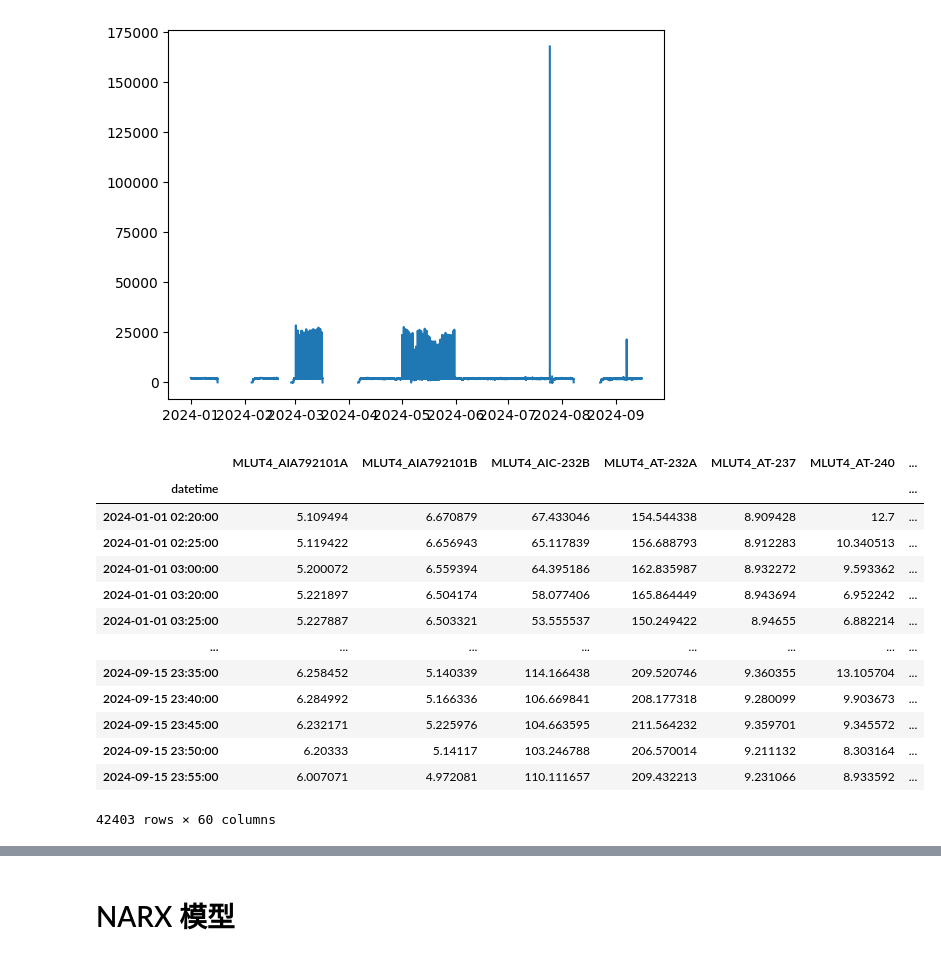
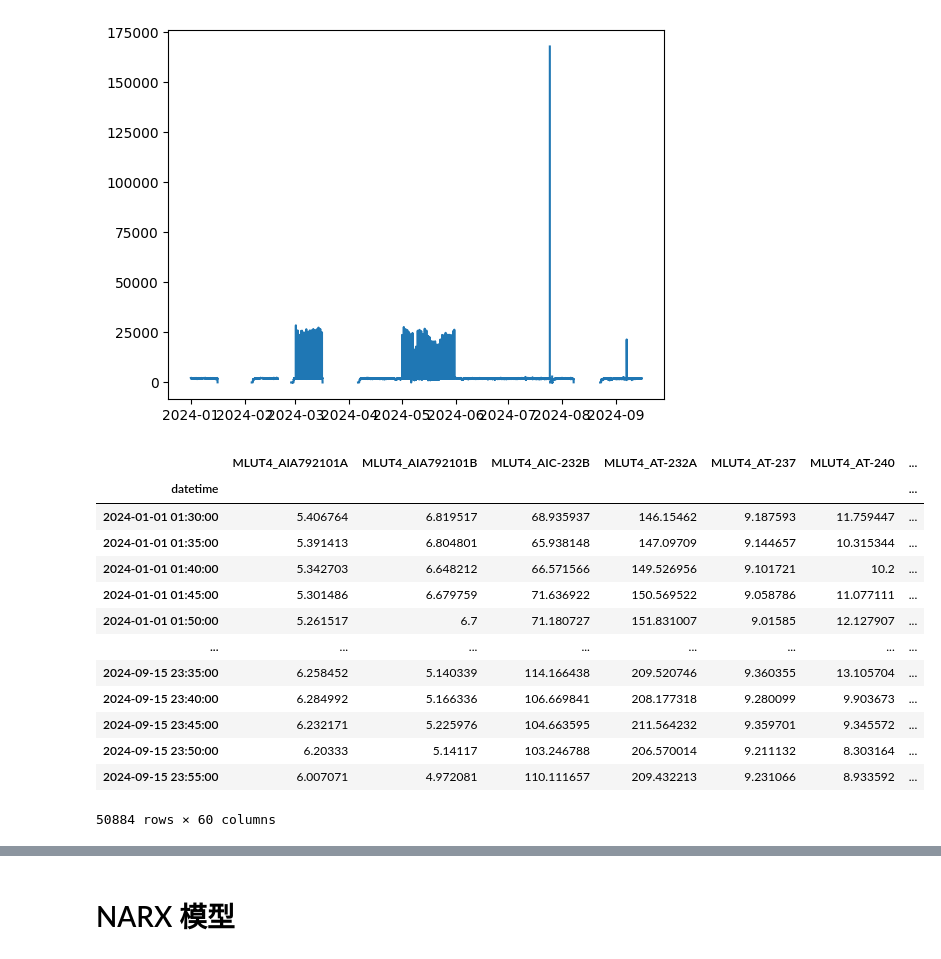
Before and after one commit to skywalker0803r/CFB, a Jupyter notebook: 煙囪排放SOx濃度Y₃.ipynb, the cells around one changed output, grey strips where cells are left out. Cells and saved outputs as stored; diff of their text form; code cells hidden in the pictures.

```diff
--- a/煙囪排放SOx濃度Y₃.ipynb
+++ b/煙囪排放SOx濃度Y₃.ipynb
@@ -191,23 +191,23 @@ plt.show()
 # %% [output]
 [figure]
 # %%
-data = df[df['前爐SOx濃度']<df['前爐SOx濃度'].quantile(0.75)]
+data = df[df['前爐SOx濃度']<df['前爐SOx濃度'].quantile(0.9)]
 data
 # %% [output]
 |  | MLUT4_AIA792101A | MLUT4_AIA792101B | MLUT4_AIC-232B | MLUT4_AT-232A | MLUT4_AT-237 | MLUT4_AT-240 | ... |
 | datetime |  |  |  |  |  |  | ... |
-| 2024-01-01 02:20:00 | 5.109494 | 6.670879 | 67.433046 | 154.544338 | 8.909428 | 12.7 | ... |
-| 2024-01-01 02:25:00 | 5.119422 | 6.656943 | 65.117839 | 156.688793 | 8.912283 | 10.340513 | ... |
-| 2024-01-01 03:00:00 | 5.200072 | 6.559394 | 64.395186 | 162.835987 | 8.932272 | 9.593362 | ... |
-| 2024-01-01 03:20:00 | 5.221897 | 6.504174 | 58.077406 | 165.864449 | 8.943694 | 6.952242 | ... |
-| 2024-01-01 03:25:00 | 5.227887 | 6.503321 | 53.555537 | 150.249422 | 8.94655 | 6.882214 | ... |
+| 2024-01-01 01:30:00 | 5.406764 | 6.819517 | 68.935937 | 146.15462 | 9.187593 | 11.759447 | ... |
+| 2024-01-01 01:35:00 | 5.391413 | 6.804801 | 65.938148 | 147.09709 | 9.144657 | 10.315344 | ... |
+| 2024-01-01 01:40:00 | 5.342703 | 6.648212 | 66.571566 | 149.526956 | 9.101721 | 10.2 | ... |
+| 2024-01-01 01:45:00 | 5.301486 | 6.679759 | 71.636922 | 150.569522 | 9.058786 | 11.077111 | ... |
+| 2024-01-01 01:50:00 | 5.261517 | 6.7 | 71.180727 | 151.831007 | 9.01585 | 12.127907 | ... |
 | ... | ... | ... | ... | ... | ... | ... | ... |
 | 2024-09-15 23:35:00 | 6.258452 | 5.140339 | 114.166438 | 209.520746 | 9.360355 | 13.105704 | ... |
 | 2024-09-15 23:40:00 | 6.284992 | 5.166336 | 106.669841 | 208.177318 | 9.280099 | 9.903673 | ... |
 | 2024-09-15 23:45:00 | 6.232171 | 5.225976 | 104.663595 | 211.564232 | 9.359701 | 9.345572 | ... |
 | 2024-09-15 23:50:00 | 6.20333 | 5.14117 | 103.246788 | 206.570014 | 9.211132 | 8.303164 | ... |
 | 2024-09-15 23:55:00 | 6.007071 | 4.972081 | 110.111657 | 209.432213 | 9.231066 | 8.933592 | ... |
-42403 rows × 60 columns
+50884 rows × 60 columns
 # %%
 plt.plot(data.index,data['前爐SOx濃度'])
 plt.show()
```
Also changed, not shown: parts of 13 cells of this notebook.
